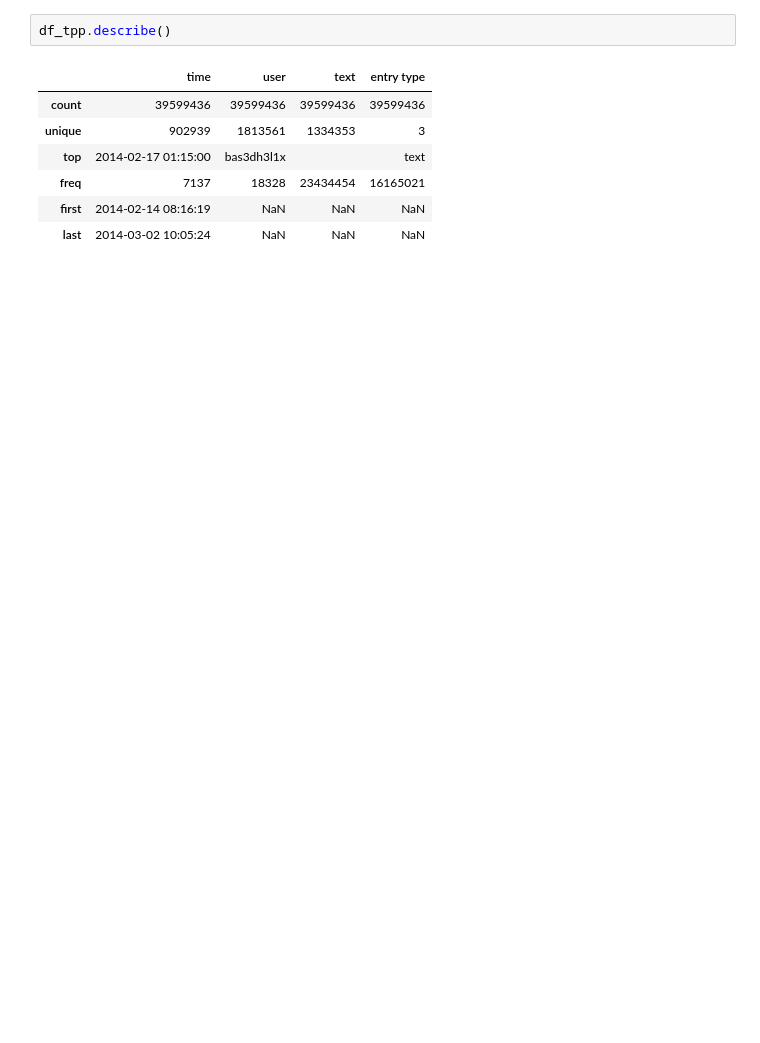
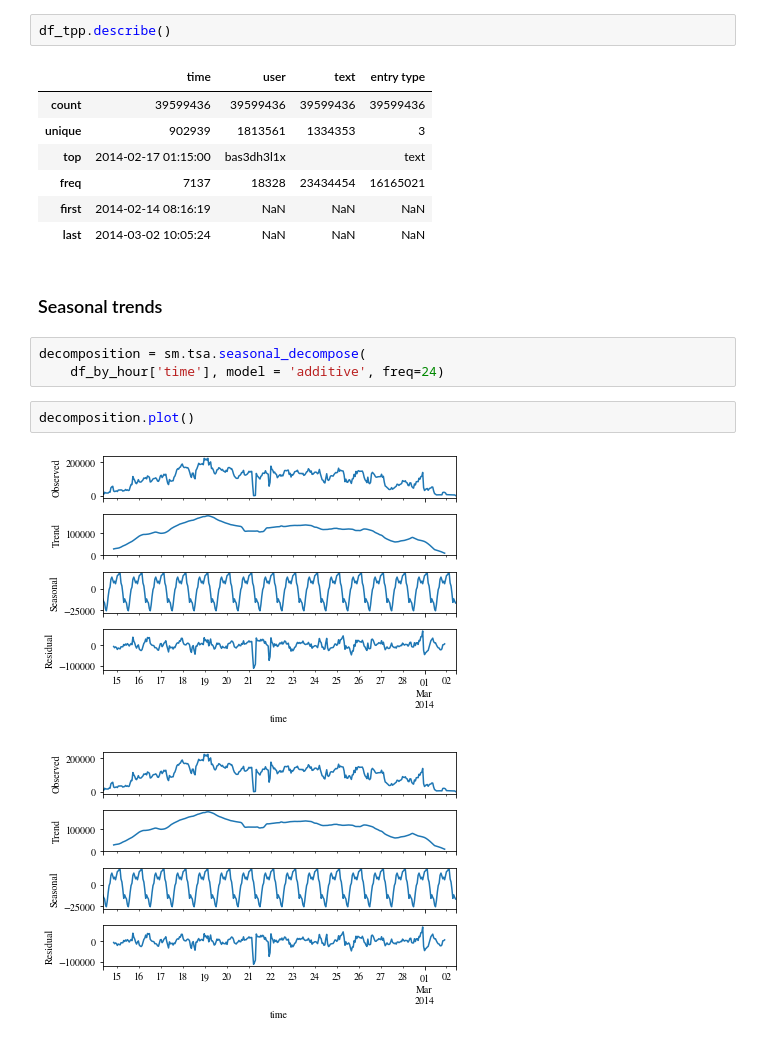
Before and after one commit to nrbernier/twitch-pokemon-analysis, a Jupyter notebook: twitch-pokemon-analysis.ipynb, the cells around one changed output. Drawn from its saved outputs; the diff is of its cells as text; blank space fills up the shorter version.

```diff
--- a/twitch-pokemon-analysis.ipynb
+++ b/twitch-pokemon-analysis.ipynb
@@ -157,3 +197,13 @@ df_tpp.describe()
 | freq | 7137 | 18328 | 23434454 | 16165021 |
 | first | 2014-02-14 08:16:19 | NaN | NaN | NaN |
 | last | 2014-03-02 10:05:24 | NaN | NaN | NaN |
+# %% [markdown]
+### Seasonal trends
+# %%
+decomposition = sm.tsa.seasonal_decompose(
+    df_by_hour['time'], model = 'additive', freq=24)
+# %%
+decomposition.plot()
+# %% [output]
+[figure, added]
+[figure, added]
```
Also changed, not shown: parts of 12 cells of this notebook.
